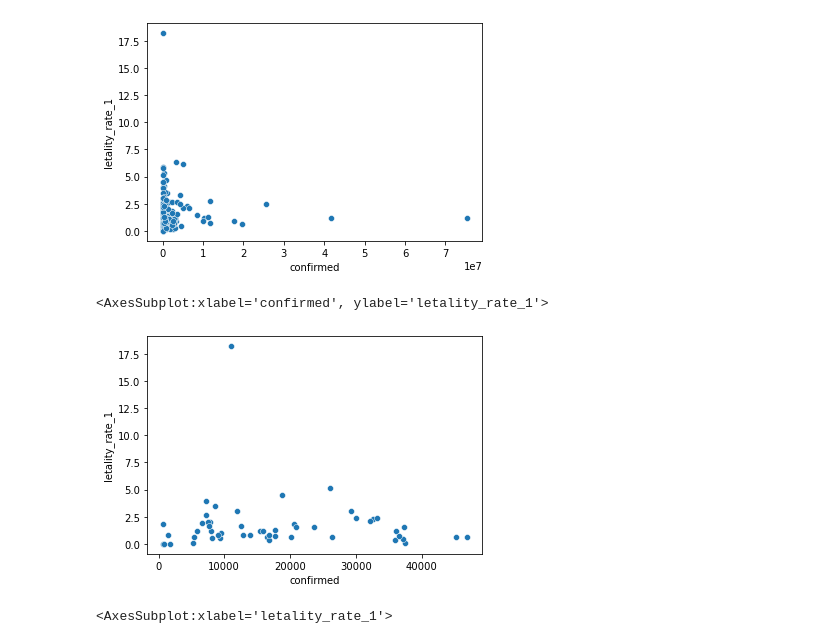
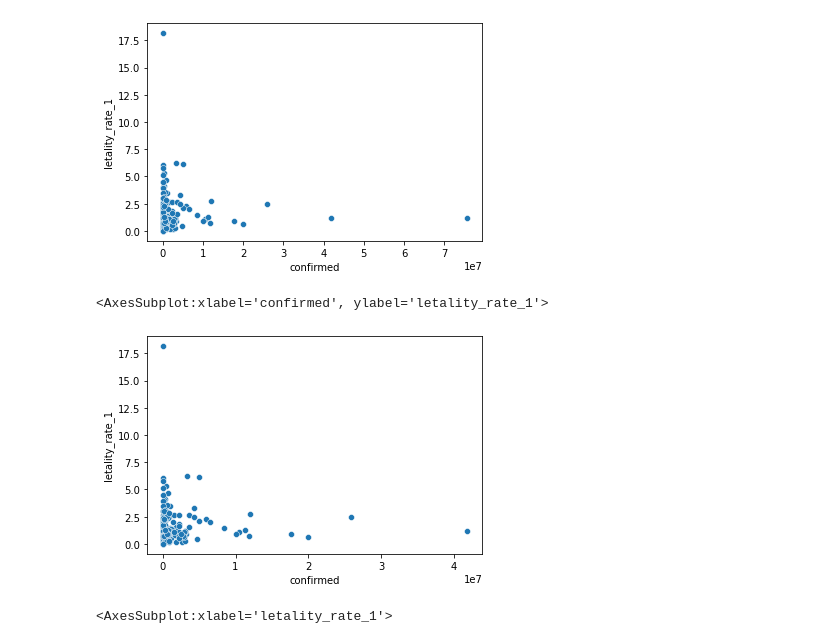
Before and after one commit to Julio-Cezar-Candido/Curso-Data-Science-Analises-para-saude-e-medicina, a Jupyter notebook: Aulas-Projeto.ipynb, the cells around one changed output. Drawn from its saved outputs; the diff is of its cells as text; code cells hidden in the pictures.

```diff
--- a/Aulas-Projeto.ipynb
+++ b/Aulas-Projeto.ipynb
@@ -303,10 +322,10 @@ sns.scatterplot(data = combined.query("confirmed > 40"), x="confirmed", y="letal
 <AxesSubplot:xlabel='confirmed', ylabel='letality_rate_1'>
 [figure]
 # %%
-sns.scatterplot(data = combined.query("confirmed > 40 and confirmed < 50000"), x="confirmed", y="letality_rate_1")
+sns.scatterplot(data = combined.query("confirmed > 40 and confirmed < 70000000"), x="confirmed", y="letality_rate_1")
 # %% [output]
 <AxesSubplot:xlabel='confirmed', ylabel='letality_rate_1'>
-[figure, old version]
+[figure, new version]
 # %%
 sns.distplot(combined.query("recovered > 40")["letality_rate_1"])
 # %% [output]
```
Also changed, not shown: parts of 44 cells of this notebook.
